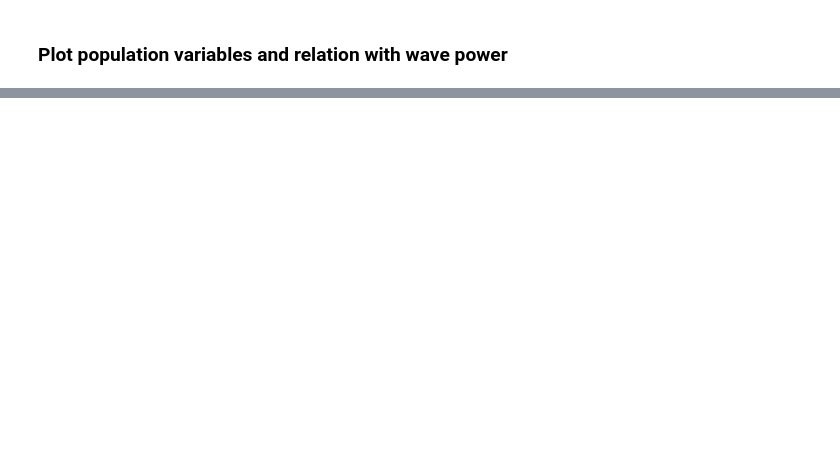
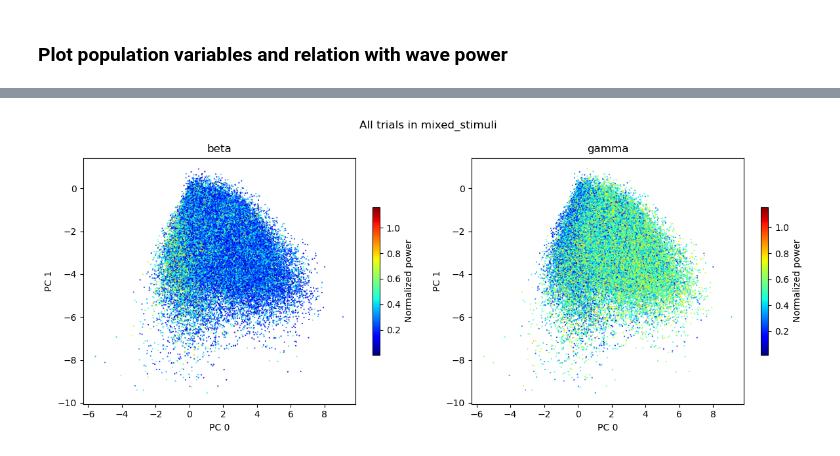
Before and after one commit to chenziao/Analyzing_Allen_Visual_Coding_Neuropixels_Dataset, a Jupyter notebook: notebooks/Population_vector_during_stimuli.ipynb, the cells around one changed output, grey strips where cells are left out. Cells and saved outputs as stored; diff of their text form; code cells hidden in the pictures; blank space fills up the shorter version.

```diff
--- a/notebooks/Population_vector_during_stimuli.ipynb
+++ b/notebooks/Population_vector_during_stimuli.ipynb
@@ -613,0 +594,19 @@ plt.tight_layout()
+# %%
+from toolkit.plots.plots import plot_multicolor_line
+
+PC_disp = [0, 1]
+
+for stim, pop_vec in pop_vecs.items():
+    pop_vec_avg = pop_vec.sel(PC=PC_disp).mean(dim=presentation_dim).transpose('PC', time_dim)
+    power = normalized_band_power[stim].mean(dim=presentation_dim)
+    fig, axs = plt.subplots(1, 2, figsize=figsize)
+    for ax, w in zip(axs, wave_bands):
+        line, _ = plot_multicolor_line(*pop_vec_avg, c=power.sel(wave_band=w)[1:], ax=ax, cmap=cmap)
+        plt.colorbar(mappable=line, ax=ax, label='Normalized power', shrink=0.6)
+        ax.autoscale_view()
+        ax.set_xlabel(f'PC {PC_disp[0]:d}')
+        ax.set_ylabel(f'PC {PC_disp[1]:d}')
+        ax.set_title(w)
+    fig.suptitle(stim + ' average trajectory')
+    fig.tight_layout()
+plt.show()
@@ -614,3 +617,19 @@ plt.tight_layout()
+# %%
+fig, axs = plt.subplots(1, 2, figsize=figsize)
+pop_vec_da = concat_stack_xarray_dims([da.sel(PC=PC_disp).isel(t0_idx) for da in pop_vecs.values()],
+    dims=sample_dims).transpose('PC', 'sample')
+for ax, w in zip(axs, wave_bands):
+    sc = ax.scatter(*pop_vec_da, c=power_ds.power.sel(wave_band=w), s=1, marker='.', cmap=cmap)
+    plt.colorbar(mappable=sc, ax=ax, label='Normalized power', shrink=0.6)
+    ax.autoscale_view()
+    ax.set_xlabel(f'PC {PC_disp[0]:d}')
+    ax.set_ylabel(f'PC {PC_disp[1]:d}')
+    ax.set_title(w)
+fig.suptitle(f"All trials in {power_ds.attrs['stimulus']:s}")
+fig.tight_layout()
+plt.show()
+# %% [output]
+[figure, added]
 # %%
 # from toolkit.utils.module import reload_module
 
```
Also changed, not shown: parts of 11 cells of this notebook, 2 other files.
